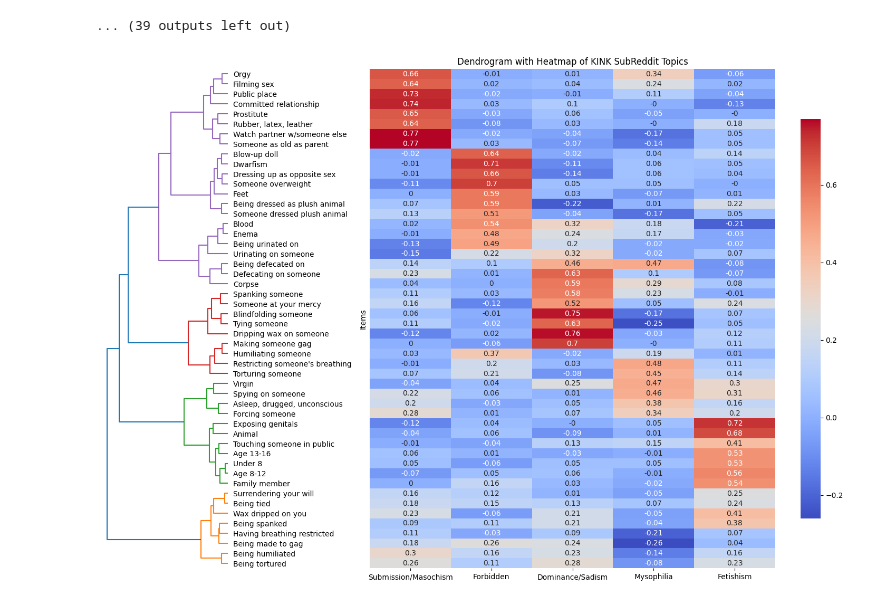
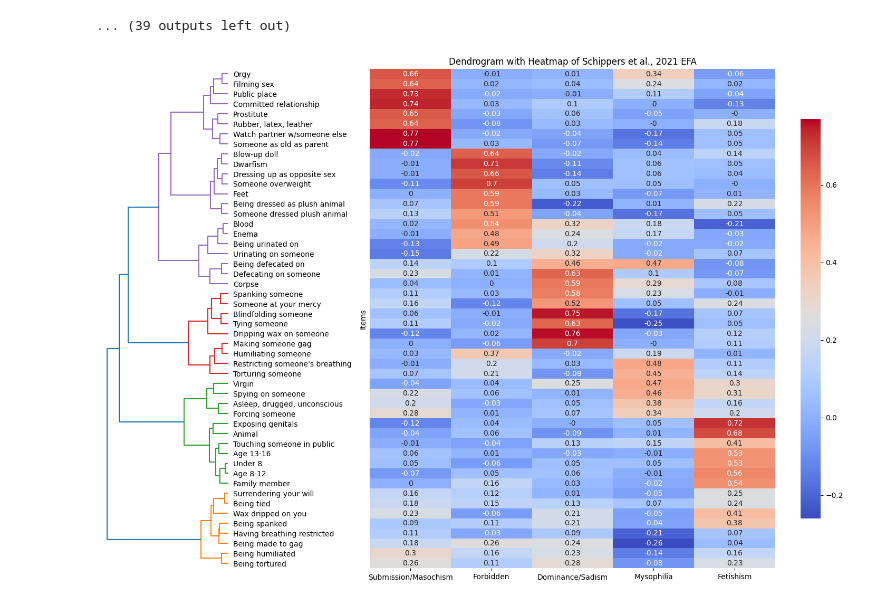
Before and after one commit to ElisaMisu/KinkyBERT, a Jupyter notebook: Schippersdatavisualisations.ipynb, the cells around one changed output. Drawn from its saved outputs; the diff is of its cells as text; code cells hidden in the pictures.

Commit message:
Updated visualizations created from Schippers et al., 2021 EFA results

```diff
--- a/Schippersdatavisualisations.ipynb
+++ b/Schippersdatavisualisations.ipynb
@@ -146,32 +146,32 @@ data = {
     "Mysophilia": [-0.17, -0.14, -0.00, 0.11, 0.34, -0.05, -0.00, 0.24, -0.14, 0.06, 0.05, 0.06, 0.04, -0.07, 0.01, 0.18, -0.17, -0.02, 0.17, 0.19, -0.26, -0.03, -0.17, -0.00, 0.10, -0.25, 0.29, 0.23, 0.05, -0.02, -0.08, 0.48, 0.47, 0.47, 0.46, 0.45, 0.38, 0.34, -0.21, 0.05, 0.01, -0.01, -0.02, -0.01, 0.05, 0.15, -0.05, -0.04, -0.05, 0.07],
     "Fetishism": [0.05, 0.05, -0.13, -0.04, -0.06, -0.00, 0.18, 0.02, 0.16, 0.05, -0.00, 0.04, 0.14, 0.01, 0.22, -0.21, 0.05, -0.02, -0.03, 0.01, 0.04, 0.12, 0.07, 0.11, -0.07, 0.05, 0.08, -0.01, 0.24, 0.07, 0.23, 0.11, -0.08, 0.30, 0.31, 0.14, 0.16, 0.20, 0.07, 0.72, 0.68, 0.56, 0.54, 0.53, 0.53, 0.41, 0.41, 0.38, 0.25, 0.24]
 }
 
 # Create a DataFrame
 df = pd.DataFrame(data)
 df.set_index("Items", inplace=True)
 
 # Perform hierarchical clustering using Euclidean distance and ward linkage
 linkage = sch.linkage(df, method='ward', metric='euclidean')
 
 # Create a dendrogram with heatmap
 fig, (ax1, ax2) = plt.subplots(1, 2, figsize=(15, 10), gridspec_kw={"width_ratios": [1, 4]})
 
 # Dendrogram
 dendro = sch.dendrogram(linkage, orientation='left', ax=ax1, labels=df.index)
 ax1.set_yticklabels(dendro['ivl'], fontsize=10)
 ax1.set_xticks([])
 ax1.set_frame_on(False)
 
 # Reindex the DataFrame according to the clustering
 df_reindexed = df.loc[dendro['ivl'], :]
 
 # Heatmap
 sns.heatmap(df_reindexed, cmap="coolwarm", ax=ax2, cbar_kws={"shrink": .8}, annot=True)
 ax2.set_yticks([])
 
 plt.tight_layout()
-plt.title("Dendrogram with Heatmap of KINK SubReddit Topics")
+plt.title("Dendrogram with Heatmap of Schippers et al., 2021 EFA")
 plt.show()
 # %% [output]
-[figure, old version]
+[figure, new version]
```
